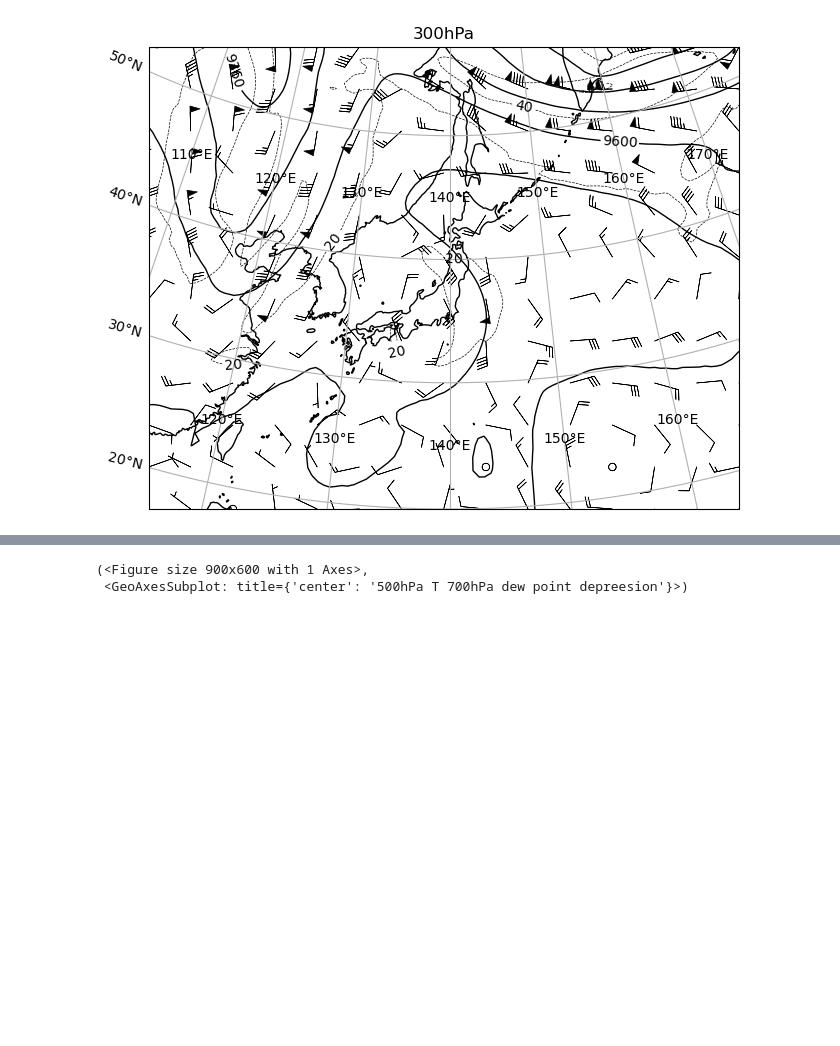
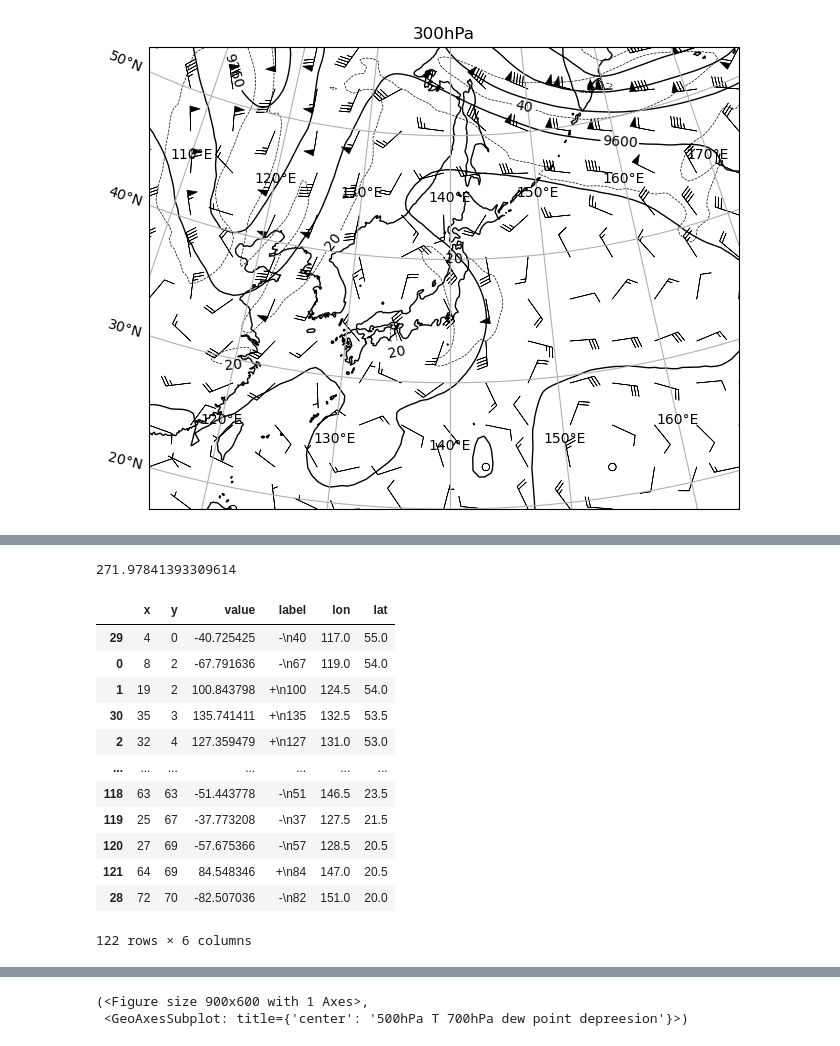
Before and after one commit to earth06/jma_radar, a Jupyter notebook: sample/make_gsm_reader.ipynb, the cells around one changed output, grey strips where cells are left out. Cells and saved outputs as stored; diff of their text form; code cells hidden in the pictures; blank space fills up the shorter version.

```diff
--- a/sample/make_gsm_reader.ipynb
+++ b/sample/make_gsm_reader.ipynb
@@ -75,0 +80,21 @@ wmap.plot_500hPa_vo_map(dslev)
+# %%
+dfpeak["value"].max()
+# %% [output]
+271.97841393309614
+# %%
+dfpeak=dfpeak[dfpeak["value"].abs()>=10]
+dfpeak
+# %% [output]
+|  | x | y | value | label | lon | lat |
+| 29 | 4 | 0 | -40.725425 | -\n40 | 117.0 | 55.0 |
+| 0 | 8 | 2 | -67.791636 | -\n67 | 119.0 | 54.0 |
+| 1 | 19 | 2 | 100.843798 | +\n100 | 124.5 | 54.0 |
+| 30 | 35 | 3 | 135.741411 | +\n135 | 132.5 | 53.5 |
+| 2 | 32 | 4 | 127.359479 | +\n127 | 131.0 | 53.0 |
+| ... | ... | ... | ... | ... | ... | ... |
+| 118 | 63 | 63 | -51.443778 | -\n51 | 146.5 | 23.5 |
+| 119 | 25 | 67 | -37.773208 | -\n37 | 127.5 | 21.5 |
+| 120 | 27 | 69 | -57.675366 | -\n57 | 128.5 | 20.5 |
+| 121 | 64 | 69 | 84.548346 | +\n84 | 147.0 | 20.5 |
+| 28 | 72 | 70 | -82.507036 | -\n82 | 151.0 | 20.0 |
+122 rows × 6 columns
```
Also changed, not shown: parts of 5 cells of this notebook, 1 other file.
